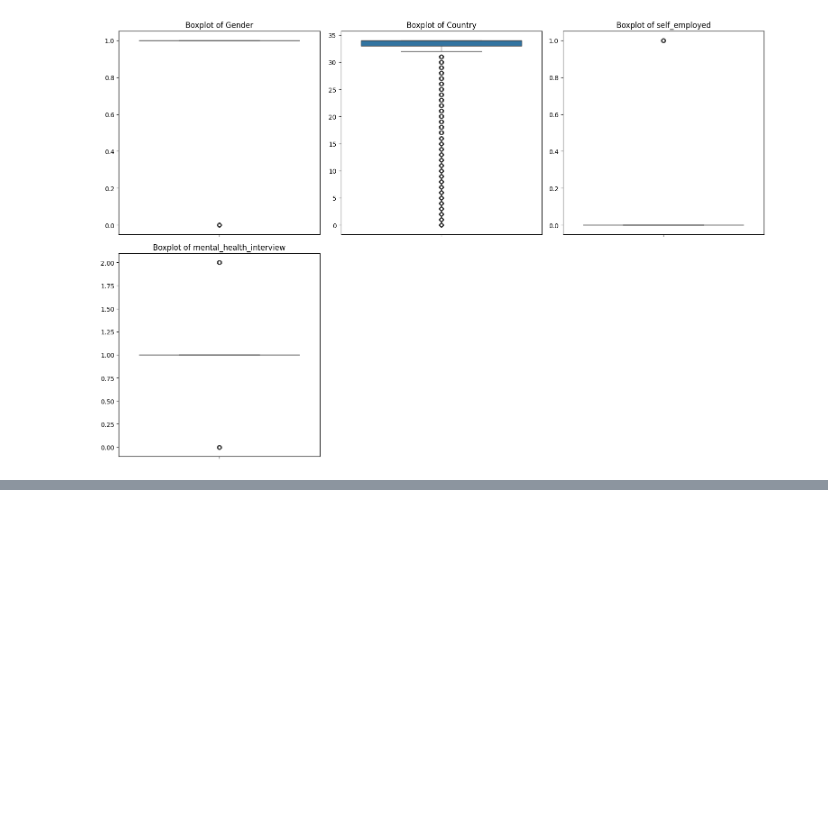
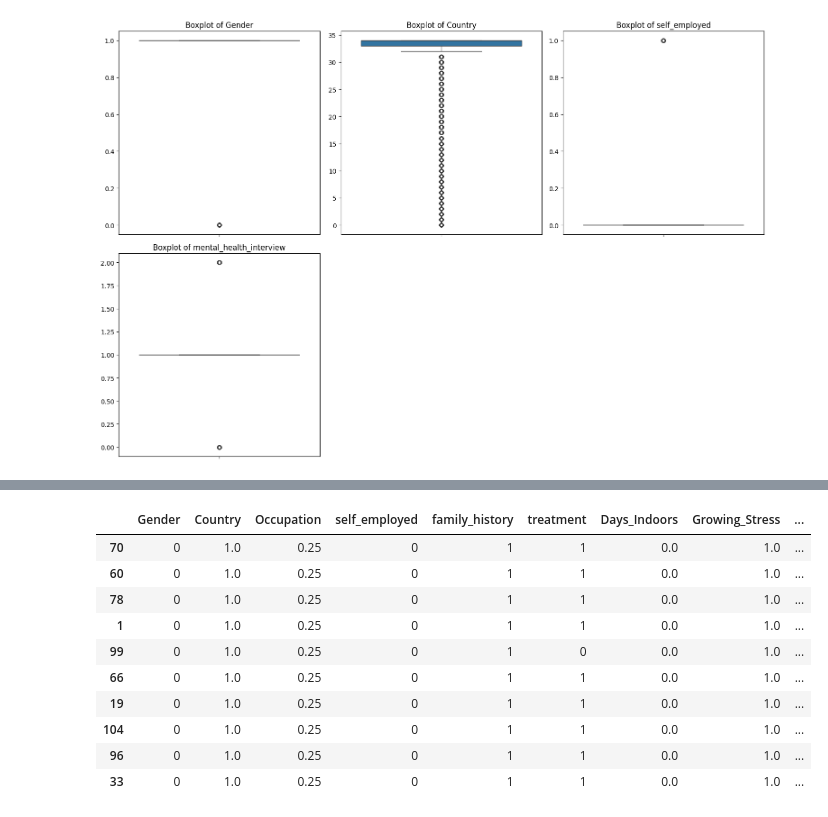
Before and after one commit to MDRobiulhassan/Mental-Health, a Jupyter notebook: Mental_Health_Treatment_Detection.ipynb, the cells around one changed output, grey strips where cells are left out. Cells and saved outputs as stored; diff of their text form; code cells hidden in the pictures; blank space fills up the shorter version.

```diff
--- a/Mental_Health_Treatment_Detection.ipynb
+++ b/Mental_Health_Treatment_Detection.ipynb
@@ -341,0 +481,18 @@ plt.show()
+# %%
+transformer_mas = sklearn.preprocessing.MaxAbsScaler().fit(df[feature_names].to_numpy())
+df_scaled = df.copy()
+df_scaled.loc[:, feature_names] = transformer_mas.transform(df[feature_names].to_numpy())
+# %%
+get_knn(df_scaled, 1, 10, 'euclidean')
+# %% [output]
+|  | Gender | Country | Occupation | self_employed | family_history | treatment | Days_Indoors | Growing_Stress | ... |
+| 70 | 0 | 1.0 | 0.25 | 0 | 1 | 1 | 0.0 | 1.0 | ... |
+| 60 | 0 | 1.0 | 0.25 | 0 | 1 | 1 | 0.0 | 1.0 | ... |
+| 78 | 0 | 1.0 | 0.25 | 0 | 1 | 1 | 0.0 | 1.0 | ... |
+| 1 | 0 | 1.0 | 0.25 | 0 | 1 | 1 | 0.0 | 1.0 | ... |
+| 99 | 0 | 1.0 | 0.25 | 0 | 1 | 0 | 0.0 | 1.0 | ... |
+| 66 | 0 | 1.0 | 0.25 | 0 | 1 | 1 | 0.0 | 1.0 | ... |
+| 19 | 0 | 1.0 | 0.25 | 0 | 1 | 1 | 0.0 | 1.0 | ... |
+| 104 | 0 | 1.0 | 0.25 | 0 | 1 | 1 | 0.0 | 1.0 | ... |
+| 96 | 0 | 1.0 | 0.25 | 0 | 1 | 1 | 0.0 | 1.0 | ... |
+| 33 | 0 | 1.0 | 0.25 | 0 | 1 | 1 | 0.0 | 1.0 | ... |
```
Also changed, not shown: parts of 29 cells of this notebook.
